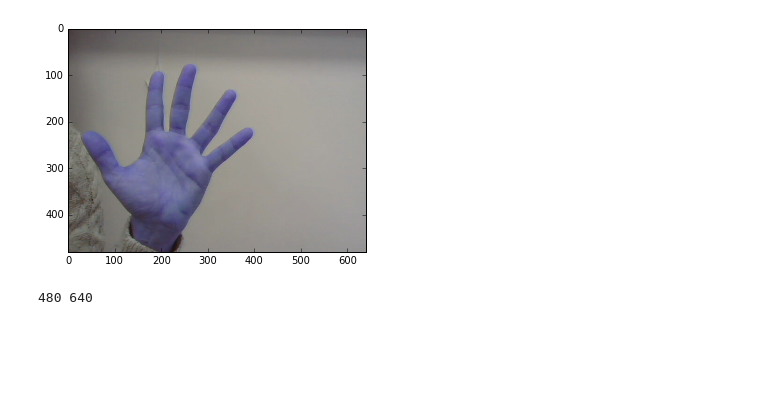
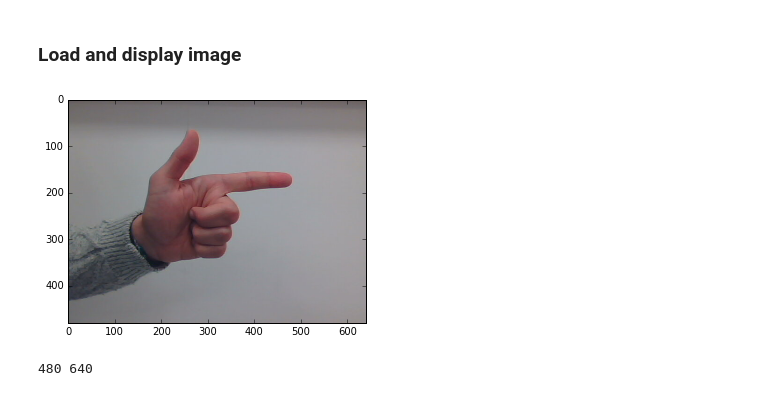
Before and after one commit to hzhucn/gesture_controlled_robot, a Jupyter notebook: Python/convex_hull.ipynb, the cells around one changed output. Saved outputs shown, nothing was run; the diff lists cells and outputs as text; code cells hidden in the pictures; blank space fills up the shorter version.

```diff
--- a/Python/convex_hull.ipynb
+++ b/Python/convex_hull.ipynb
@@ -14,31 +12,12 @@ len(files)
-# %%
-img_bgr = cv2.imread(files[1])
-plt.imshow(img_bgr)
-plt.show()
-h,w =img_bgr.shape[:2]
-print(h,w)
-
-# define range of hand color in BGR
-upper_red = array([125,125, 255])
-lower_red = array( [0, 0, 130])
-
-upper_red_2 = array([100,125, 255])
-lower_red_2 = array( [0, 0, 60])
-
-# Threshold the BGR image to get only blue colors
-mask = cv2.inRange(img_bgr, lower_red_2, upper_red_2)
-
-# Bitwise-AND mask and original image
-
-img_masked = cv2.bitwise_and(img_bgr,img_bgr, mask= mask)
-
-cv2.imwrite('mask.png',img_masked)
-
-cv2.imshow('res',img_masked)
-cv2.waitKey()
-cv2.destroyAllWindows()
-
-plt.show()
-# %% [output]
-[figure, removed]
-480 640
+# %% [markdown]
+### Load and display image
+# %%
+img_bgr = cv2.imread(files[75])
+img_rgb = cv2.cvtColor(img_bgr,cv2.COLOR_BGR2RGB)
+plt.imshow(img_rgb)
+plt.show()
+h,w =img_bgr.shape[:2]
+print(h,w)
+# %% [output]
+[figure, added]
+480 640
```
Also changed, not shown: parts of 12 cells of this notebook, 4 other files.
